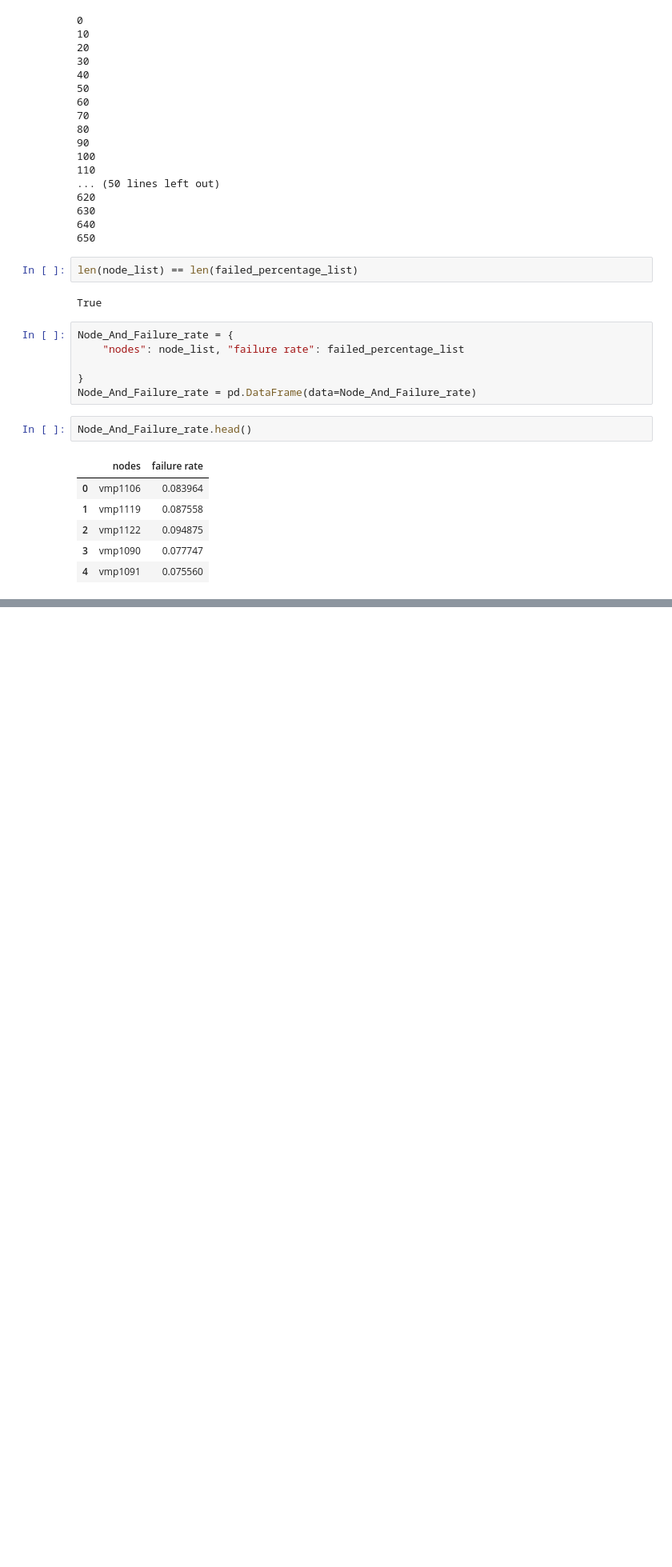
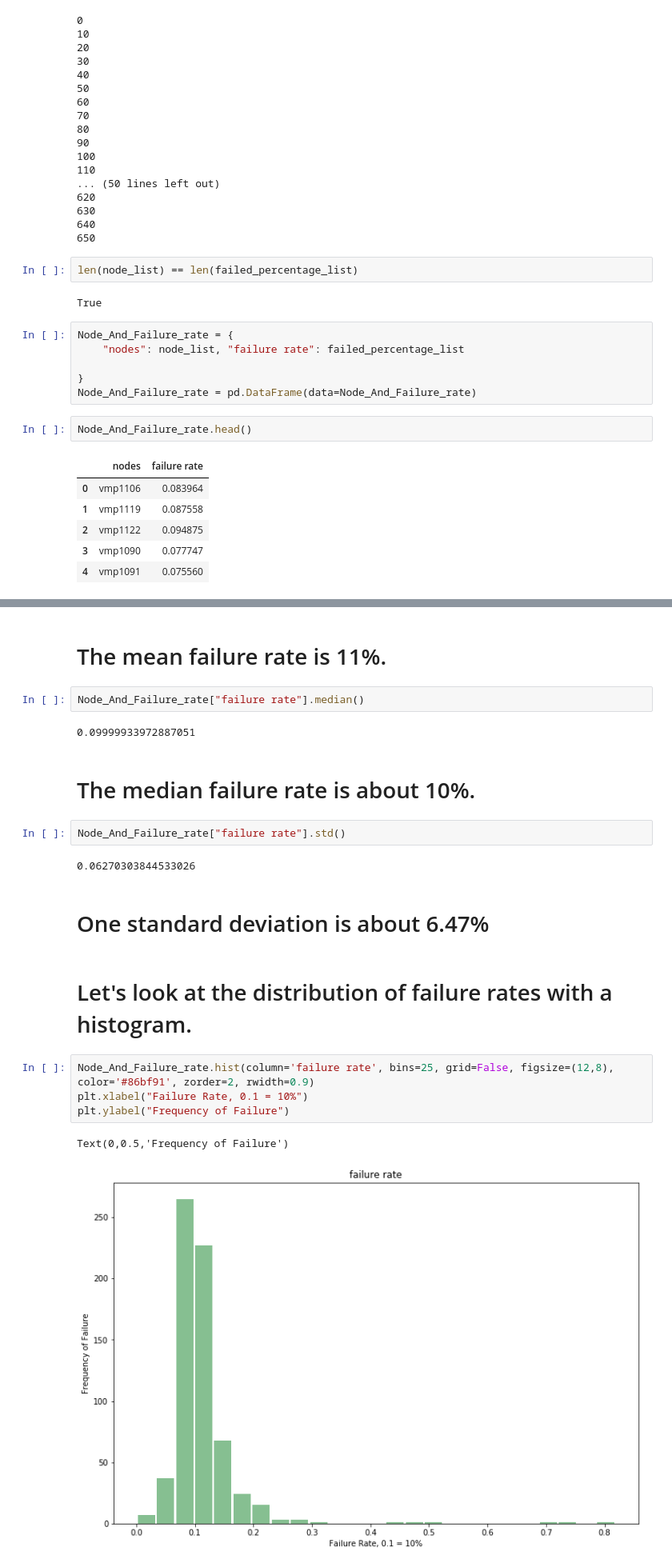
Before and after one commit to Cjcarlevato/data-question-2-dream-crushers, a Jupyter notebook: ACCREdata.ipynb, the cells around one changed output, grey strips where cells are left out. Shown at 80% size. Drawn from its saved outputs; the diff is of its cells as text; blank space fills up the shorter version.

```diff
--- a/ACCREdata.ipynb
+++ b/ACCREdata.ipynb
@@ -277,0 +245,23 @@ TypeError: 'Series' objects are mutable, thus they cannot be hashed
+# %% [markdown]
+# The mean failure rate is 11%.
+# %%
+Node_And_Failure_rate["failure rate"].median()
+# %% [output]
+0.09999933972887051
+# %% [markdown]
+# The median failure rate is about 10%.
+# %%
+Node_And_Failure_rate["failure rate"].std()
+# %% [output]
+0.06270303844533026
+# %% [markdown]
+# One standard deviation is about 6.47%
+# %% [markdown]
+# Let's look at the distribution of failure rates with a histogram.
+# %%
+Node_And_Failure_rate.hist(column='failure rate', bins=25, grid=False, figsize=(12,8), color='#86bf91', zorder=2, rwidth=0.9)
+plt.xlabel("Failure Rate, 0.1 = 10%")
+plt.ylabel("Frequency of Failure")
+# %% [output]
+Text(0,0.5,'Frequency of Failure')
+[figure, added]
```
Also changed, not shown: parts of 24 cells of this notebook.
